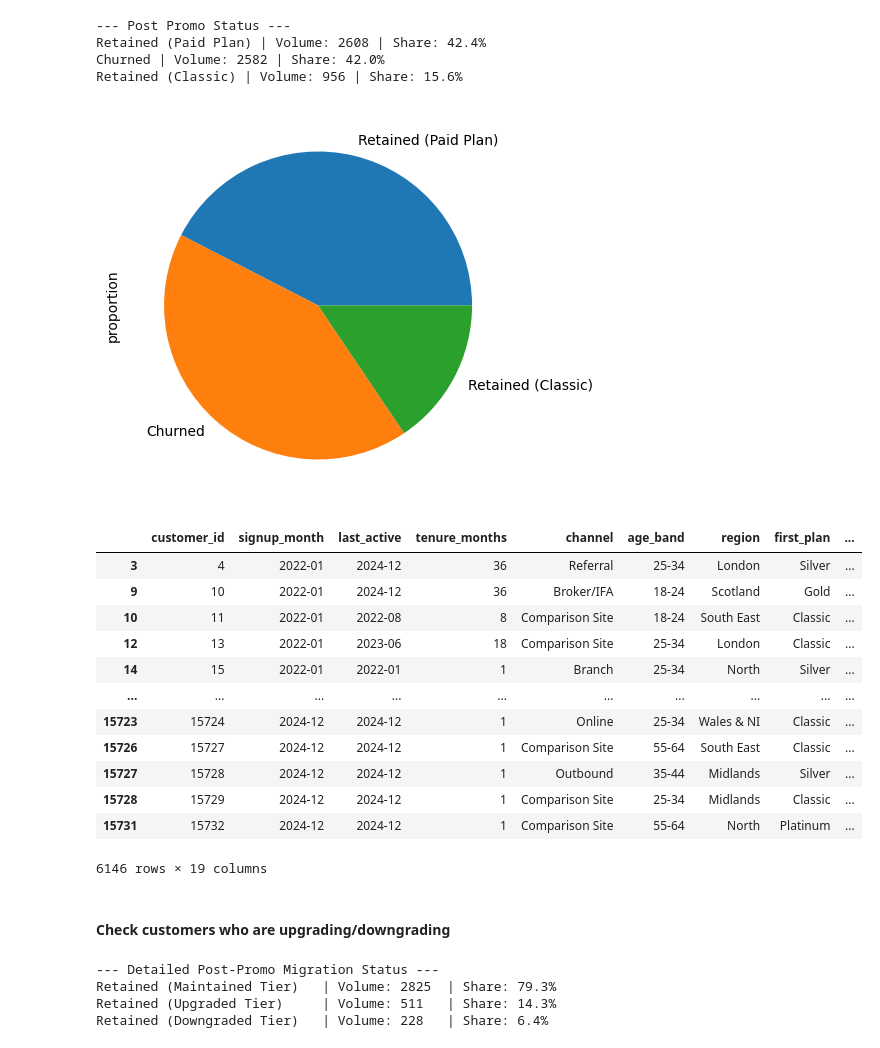
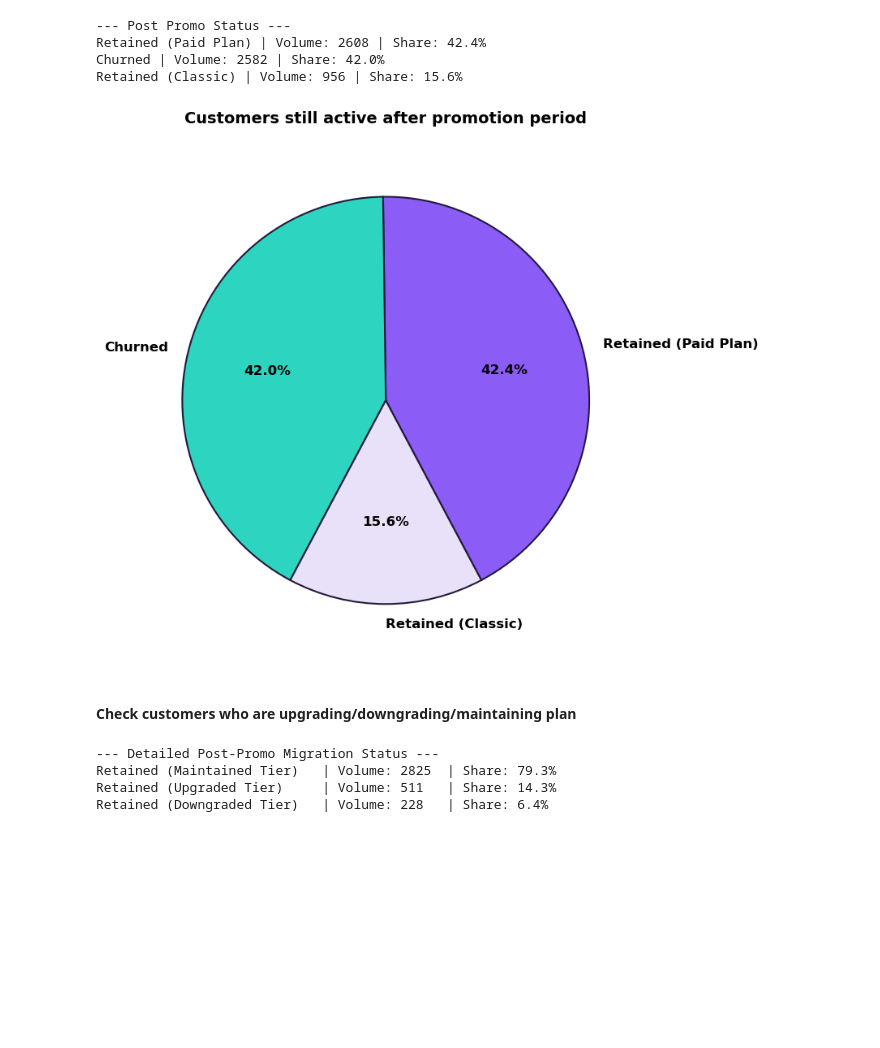
Before and after one commit to geraintmelville/moneycraft_project, a Jupyter notebook: Ysabela_MoneyCraft_Project_Promo.ipynb, the cells around one changed output. Saved outputs shown, nothing was run; the diff lists cells and outputs as text; code cells hidden in the pictures; blank space fills up the shorter version.

```diff
--- a/Ysabela_MoneyCraft_Project_Promo.ipynb
+++ b/Ysabela_MoneyCraft_Project_Promo.ipynb
@@ -273,27 +286,27 @@ Retained (Paid Plan) | Volume: 2608 | Share: 42.4%
 Churned | Volume: 2582 | Share: 42.0%
 Retained (Classic) | Volume: 956 | Share: 15.6%
 # %%
-plot = status_percentages.plot.pie(y="status_percentages", figsize=(5, 5))
+#plot = status_percentages.plot.pie(y="status_percentages", figsize=(5, 5))
+# More detail on what type of plan a customer moved to after promotion ended
+post_promo_distribution = promo_cohort['post_promo_status'].value_counts(normalize=True) * 100
+
+fig = plt.figure(figsize=(10, 7))
+plt.pie(
+    post_promo_distribution,
+    labels=post_promo_distribution.index,
+    autopct='%1.1f%%',
+    startangle=298,
+    colors=['#8B5CF6', '#2DD4BF', '#E9E1FA'],
+    textprops={'weight': 'bold', 'fontsize': 12},
+    wedgeprops={'edgecolor': '#211A3B', 'linewidth': 1.5}
+)
+plt.title('Customers still active after promotion period', fontsize=14, weight='bold', pad=20)
+plt.tight_layout()
+plt.show()
 # %% [output]
-[figure, old version]
+[figure, new version]
-# %%
-promo_cohort
-# %% [output]
-|  | customer_id | signup_month | last_active | tenure_months | channel | age_band | region | first_plan | ... |
-| 3 | 4 | 2022-01 | 2024-12 | 36 | Referral | 25-34 | London | Silver | ... |
-| 9 | 10 | 2022-01 | 2024-12 | 36 | Broker/IFA | 18-24 | Scotland | Gold | ... |
-| 10 | 11 | 2022-01 | 2022-08 | 8 | Comparison Site | 18-24 | South East | Classic | ... |
-| 12 | 13 | 2022-01 | 2023-06 | 18 | Comparison Site | 25-34 | London | Classic | ... |
-| 14 | 15 | 2022-01 | 2022-01 | 1 | Branch | 25-34 | North | Silver | ... |
-| ... | ... | ... | ... | ... | ... | ... | ... | ... | ... |
-| 15723 | 15724 | 2024-12 | 2024-12 | 1 | Online | 25-34 | Wales & NI | Classic | ... |
-| 15726 | 15727 | 2024-12 | 2024-12 | 1 | Comparison Site | 55-64 | South East | Classic | ... |
-| 15727 | 15728 | 2024-12 | 2024-12 | 1 | Outbound | 35-44 | Midlands | Silver | ... |
-| 15728 | 15729 | 2024-12 | 2024-12 | 1 | Comparison Site | 25-34 | Midlands | Classic | ... |
-| 15731 | 15732 | 2024-12 | 2024-12 | 1 | Comparison Site | 55-64 | North | Platinum | ... |
-6146 rows × 19 columns
 # %% [markdown]
-#### Check customers who are upgrading/downgrading
+#### Check customers who are upgrading/downgrading/maintaining plan
 # %%
 tier_ranks = {'Classic': 1, 'Silver': 2, 'Gold': 3, 'Platinum': 4}
 
```
Also changed, not shown: parts of 15 cells of this notebook, 5 other files.
